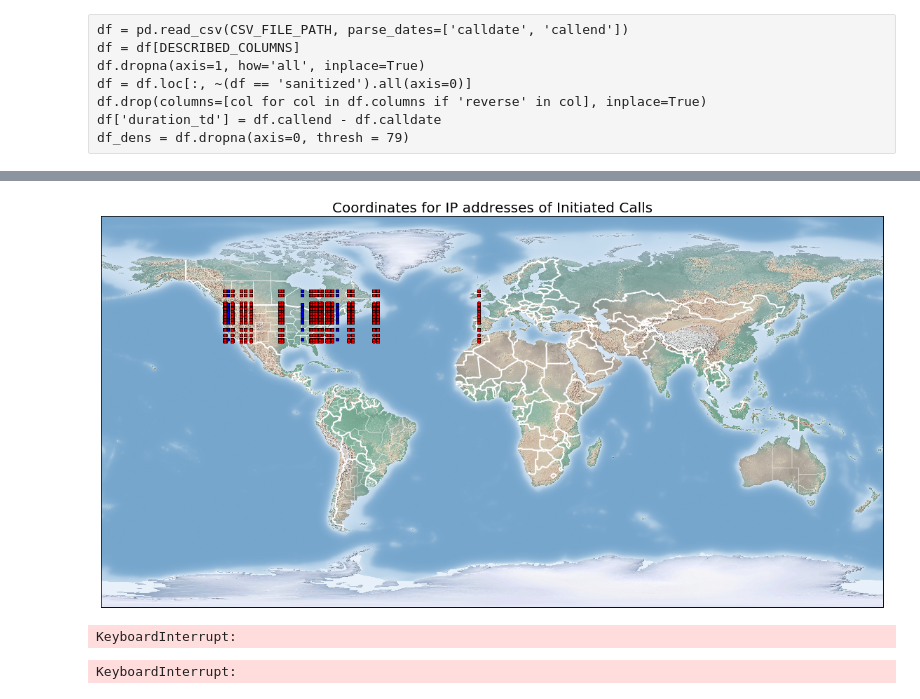
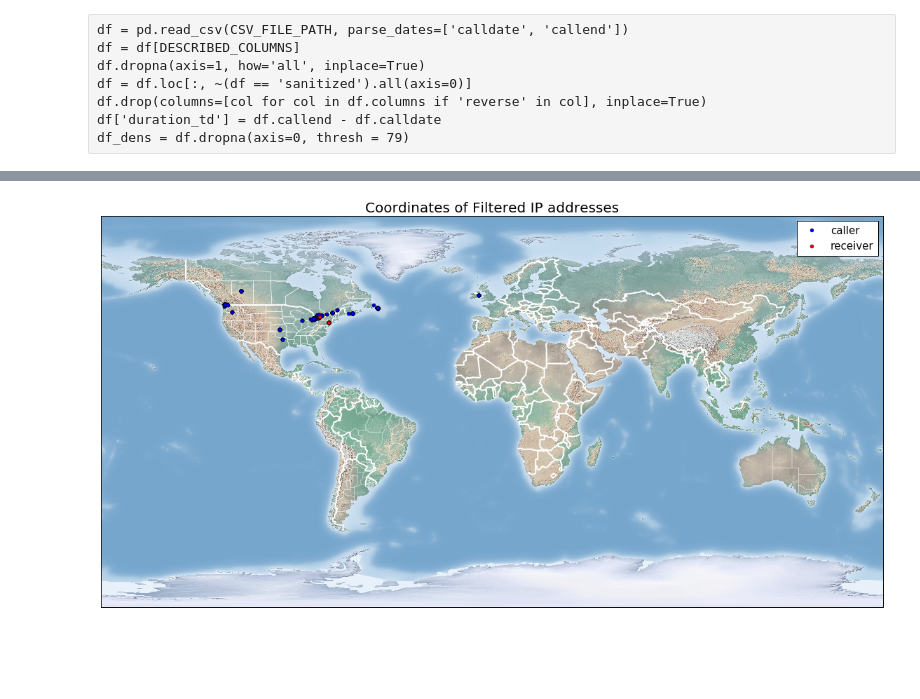
Before and after one commit to mattfung/pims-bcdata18-cloudpbx, a Jupyter notebook: Idalia/ISP_Map.ipynb, the cells around one changed output, grey strips where cells are left out. Drawn from its saved outputs; the diff is of its cells as text; code cells hidden in the pictures; blank space fills up the shorter version.

```diff
--- a/Idalia/ISP_Map.ipynb
+++ b/Idalia/ISP_Map.ipynb
@@ -38,11 +38,12 @@ df.drop(columns=[col for col in df.columns if 'reverse' in col], inplace=True)
 df['duration_td'] = df.callend - df.calldate
 df_dens = df.dropna(axis=0, thresh = 79)
 # %%
-locn = pd.read_csv('../Julian-Mentasti/locn-3.csv')
-#sipcallerasorg = locn['sipcallerasorg']
+locn = pd.read_csv('../data/locn-filtered.csv')
+sipcallerasorg = locn['sipcallerasorg']
 
-#locn_fsip = locn[sipcallerasorg!='CloudPBX']
+locn_new = locn[sipcallerasorg!='CloudPBX']
 
 #connect_duration = locn_fsip['connect_duration']
 
 #locn_fdur = locn_fsip[connect_duration>0]
+locn.head()
@@ -49,5 +58,10 @@ locn = pd.read_csv('../Julian-Mentasti/locn-3.csv')
 # %%
-lons_caller = locn['ipaddr_lons_ip_caller']
-lat_caller = locn['ipaddr_lat_sip_caller']
-lons_called = locn['ipaddr_lons_ip_called']
-lat_called = locn['ipaddr_lat_ip_called']
+lons_caller = locn_new['ipaddr_lons_ip_caller']
+lat_caller = locn_new['ipaddr_lat_sip_caller']
+lons_called = locn_new['ipaddr_lons_ip_called']
+lat_called = locn_new['ipaddr_lat_ip_called']
+
+#lon = locn['ipaddr-lon']
+#lat = locn['ipaddr-lat']
+
+len(lons_called)
@@ -64,47 +94,25 @@ locn.head()
 # %%
 fig = plt.figure(figsize=(20, 16), edgecolor='w')
 #m = Basemap(width=6000000,height=4500000,resolution='c',projection='stere',lat_1=40.,lat_2=5,lon_0=-100,lat_0=50)
 #m = Basemap(width=6000000,height=4500000,resolution='c',projection='aea',lat_1=40.,lat_2=5,lon_0=-100,lat_0=50)
 #m = Basemap(resolution='c',projection='merc',llcrnrlat=-80,urcrnrlat=80, llcrnrlon=-180,urcrnrlon=180,lat_ts=20)
 m = Basemap(projection='cyl', resolution='c', llcrnrlat=-90, urcrnrlat=90, llcrnrlon=-180, urcrnrlon=180)
 #m.drawparallels(np.arange(-90.,91.,30.),labels=[True,True,False,False],dashes=[2,2])
 #m.drawmeridians(np.arange(-180.,181.,30.),labels=[False,False,False,True],dashes=[2,2])
 
 m.drawcountries(linewidth=2, linestyle='solid', color='w' )
 m.drawstates(linewidth=0.5, linestyle='solid', color='w')
 m.shadedrelief()
-#
-lons1, lats1 = np.meshgrid(lons_caller, lat_caller)
-x1, y1 = m(lons1, lats1)
-m.plot(x1, y1, 'bo', markersize=4)
-#
-lons2, lats2 = np.meshgrid(lons_called, lat_called)
-x2, y2 = m(lons2, lats2)
-m.plot(x2, y2, 'ro', markersize=4)
 
-plt.title('Coordinates for IP addresses of Initiated Calls', fontsize=20)
-fig.savefig('sipcallerip.png', dpi=100, bbox_inches='tight')
+x1, y1 = lons_caller, lat_caller
+m.plot(x1, y1, 'bo', markersize=5, label='caller')
+
+x2, y2 = lons_called, lat_called
+m.plot(x2, y2, 'ro', markersize=5, label='receiver')
+
+plt.legend(numpoints=1, fontsize=15)
+
+plt.title('Coordinates of Filtered IP addresses', fontsize=20)
+fig.savefig('map_full.png', dpi=100, bbox_inches='tight')
 # %% [output]
-[figure, old version]
+[figure, new version]
-# %%
-fig = plt.figure(figsize=(20, 16), edgecolor='w')
-m = Basemap(width=6000000,height=4500000,resolution='c',projection='stere',lat_1=40.,lat_2=5,lon_0=-100,lat_0=50)
-m.drawparallels(np.arange(-90.,91.,10.),labels=[True,True,False,False],dashes=[2,2])
-m.drawmeridians(np.arange(-180.,181.,10.),labels=[False,False,False,True],dashes=[2,2])
-m.drawcountries(linewidth=2, linestyle='solid', color='w' )
-m.drawstates(linewidth=0.5, linestyle='solid', color='w')
-m.shadedrelief()
-#
-lons1, lats1 = np.meshgrid(lons_caller, lat_caller)
-x1, y1 = m(lons1, lats1)
-m.plot(x1, y1, 'bo', markersize=4)
-#
-lons2, lats2 = np.meshgrid(lons_called, lat_called)
-x2, y2 = m(lons2, lats2)
-m.plot(x2, y2, 'ro', markersize=4)
-
-plt.title('Coordinates for IP addresses of Initiated Calls', fontsize=20)
-fig.savefig('sipcallerip.png', dpi=100, bbox_inches='tight')
-# %% [output]
-KeyboardInterrupt:
-KeyboardInterrupt:
```
Also changed, not shown: parts of 4 cells of this notebook.
